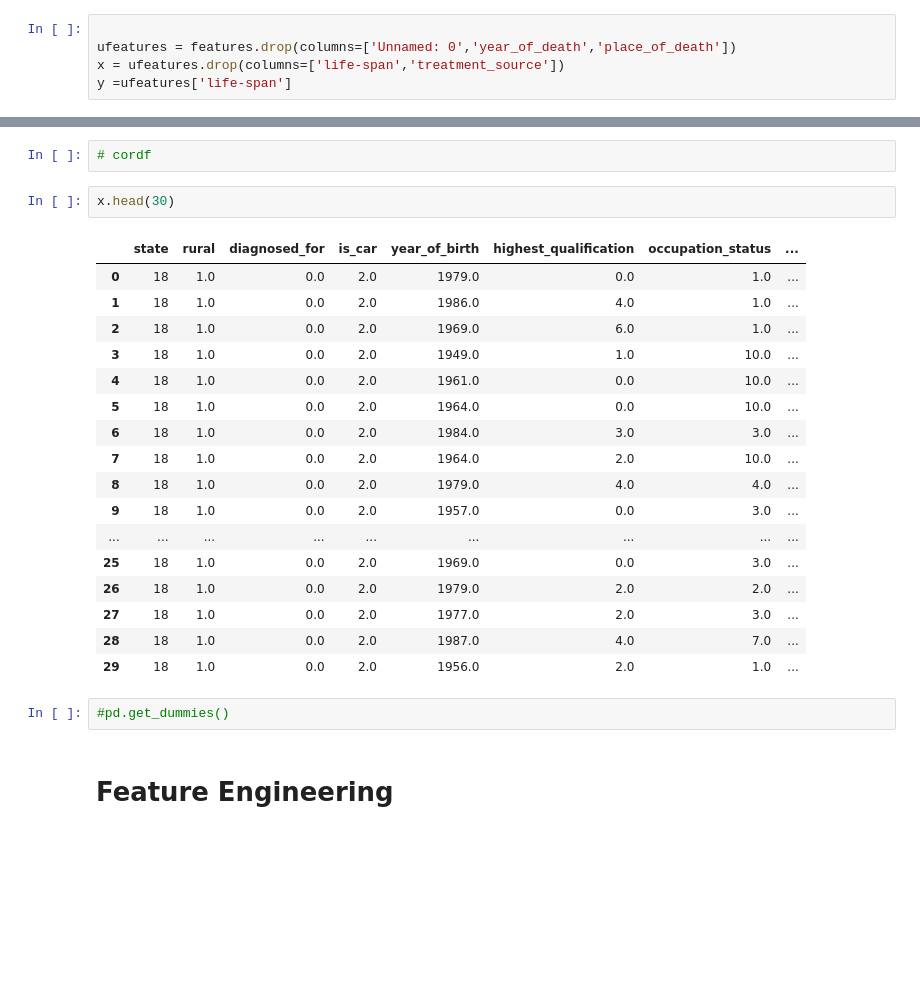
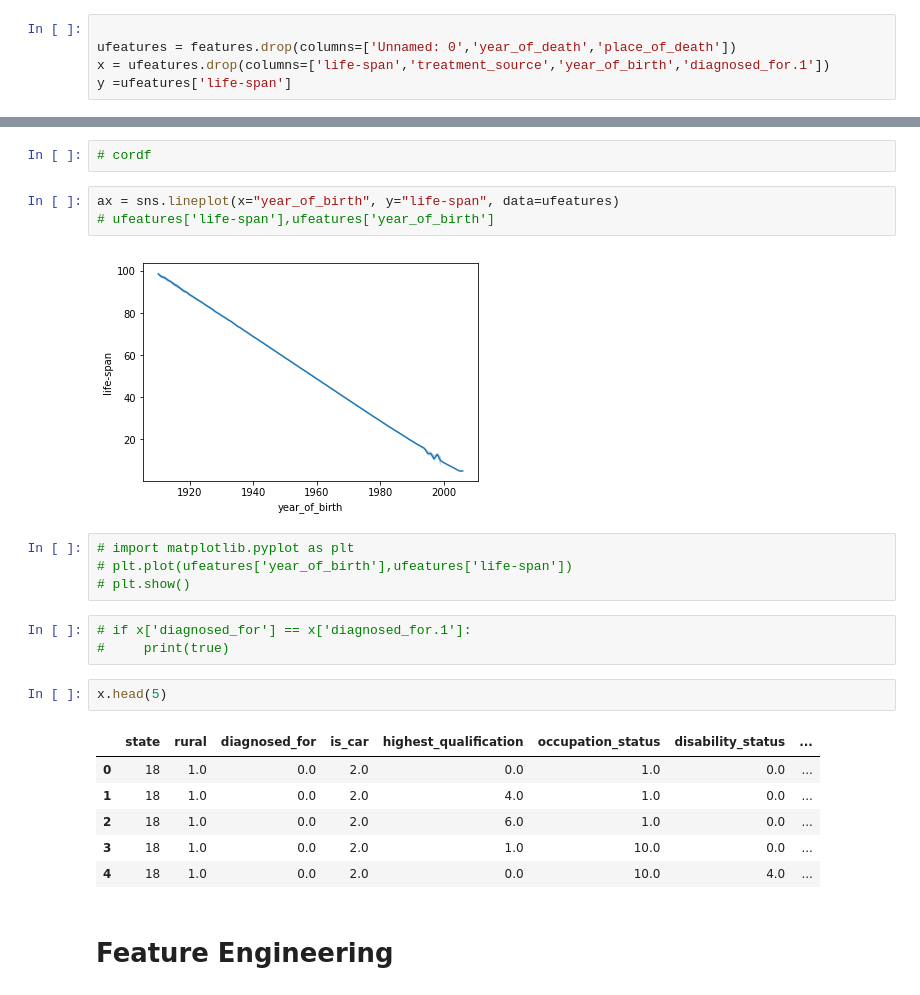
Before and after one commit to frier-sam/lifespan-prediction, a Jupyter notebook: model.ipynb, the cells around one changed output, grey strips where cells are left out. Cells and saved outputs as stored; diff of their text form; blank space fills up the shorter version.

```diff
--- a/model.ipynb
+++ b/model.ipynb
@@ -14,7 +15,7 @@ cordf = pd.read_csv('cordf.gzip',compression='gzip')
 # %%
 
 ufeatures = features.drop(columns=['Unnamed: 0','year_of_death','place_of_death'])
-x = ufeatures.drop(columns=['life-span','treatment_source'])
+x = ufeatures.drop(columns=['life-span','treatment_source','year_of_birth','diagnosed_for.1'])
 y =ufeatures['life-span']
 # %%
 %matplotlib inline
@@ -27,28 +28,27 @@ sns.distplot(features['year_of_birth'])
 # ufeatures.head(15)
 # %%
 # cordf
+# %%
+ax = sns.lineplot(x="year_of_birth", y="life-span", data=ufeatures)
+# ufeatures['life-span'],ufeatures['year_of_birth']
+# %% [output]
+[figure, added]
+# %%
+# import matplotlib.pyplot as plt
+# plt.plot(ufeatures['year_of_birth'],ufeatures['life-span'])
+# plt.show()
+# %%
+# if x['diagnosed_for'] == x['diagnosed_for.1']:
+#     print(true)
 # %%
-x.head(30)
+x.head(5)
 # %% [output]
-|  | state | rural | diagnosed_for | is_car | year_of_birth | highest_qualification | occupation_status | ... |
-| 0 | 18 | 1.0 | 0.0 | 2.0 | 1979.0 | 0.0 | 1.0 | ... |
-| 1 | 18 | 1.0 | 0.0 | 2.0 | 1986.0 | 4.0 | 1.0 | ... |
-| 2 | 18 | 1.0 | 0.0 | 2.0 | 1969.0 | 6.0 | 1.0 | ... |
-| 3 | 18 | 1.0 | 0.0 | 2.0 | 1949.0 | 1.0 | 10.0 | ... |
-| 4 | 18 | 1.0 | 0.0 | 2.0 | 1961.0 | 0.0 | 10.0 | ... |
-| 5 | 18 | 1.0 | 0.0 | 2.0 | 1964.0 | 0.0 | 10.0 | ... |
-| 6 | 18 | 1.0 | 0.0 | 2.0 | 1984.0 | 3.0 | 3.0 | ... |
-| 7 | 18 | 1.0 | 0.0 | 2.0 | 1964.0 | 2.0 | 10.0 | ... |
-| 8 | 18 | 1.0 | 0.0 | 2.0 | 1979.0 | 4.0 | 4.0 | ... |
-| 9 | 18 | 1.0 | 0.0 | 2.0 | 1957.0 | 0.0 | 3.0 | ... |
-| ... | ... | ... | ... | ... | ... | ... | ... | ... |
-| 25 | 18 | 1.0 | 0.0 | 2.0 | 1969.0 | 0.0 | 3.0 | ... |
-| 26 | 18 | 1.0 | 0.0 | 2.0 | 1979.0 | 2.0 | 2.0 | ... |
-| 27 | 18 | 1.0 | 0.0 | 2.0 | 1977.0 | 2.0 | 3.0 | ... |
-| 28 | 18 | 1.0 | 0.0 | 2.0 | 1987.0 | 4.0 | 7.0 | ... |
-| 29 | 18 | 1.0 | 0.0 | 2.0 | 1956.0 | 2.0 | 1.0 | ... |
+|  | state | rural | diagnosed_for | is_car | highest_qualification | occupation_status | disability_status | ... |
+| 0 | 18 | 1.0 | 0.0 | 2.0 | 0.0 | 1.0 | 0.0 | ... |
+| 1 | 18 | 1.0 | 0.0 | 2.0 | 4.0 | 1.0 | 0.0 | ... |
+| 2 | 18 | 1.0 | 0.0 | 2.0 | 6.0 | 1.0 | 0.0 | ... |
+| 3 | 18 | 1.0 | 0.0 | 2.0 | 1.0 | 10.0 | 0.0 | ... |
+| 4 | 18 | 1.0 | 0.0 | 2.0 | 0.0 | 10.0 | 4.0 | ... |
-# %%
-#pd.get_dummies()
 # %% [markdown]
 # Feature Engineering
 # %%
```
Also changed, not shown: parts of 24 cells of this notebook, 7 other files.
